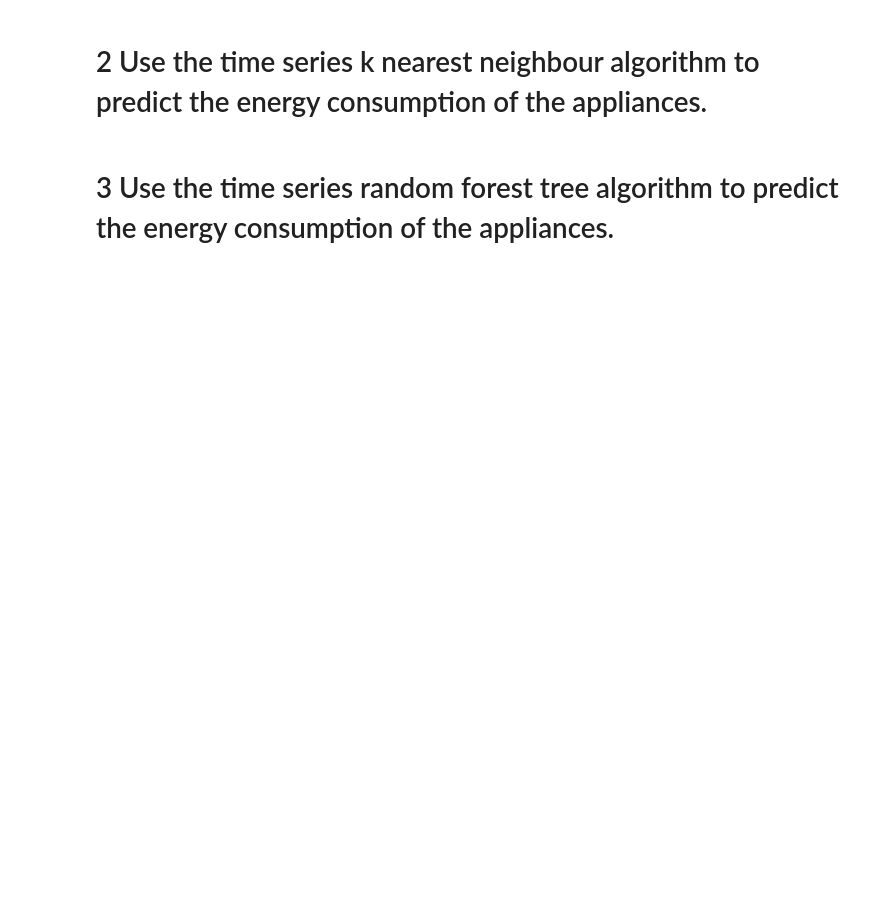
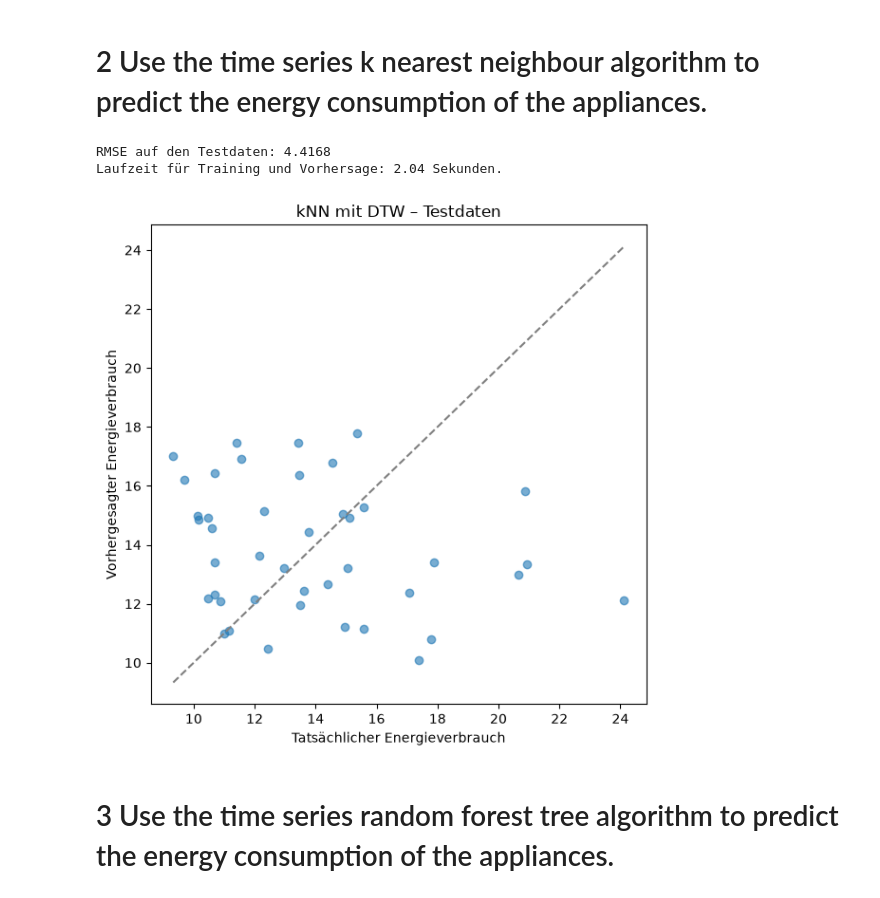
Before and after one commit to Dabro65/Industrial_Datascience, a Jupyter notebook: Tasks/12 Self study - Session 3/Exercise_12.4.ipynb, the cells around one changed output. Cells and saved outputs as stored; diff of their text form; code cells hidden in the pictures; blank space fills up the shorter version.

```diff
--- a/Tasks/12 Self study - Session 3/Exercise_12.4.ipynb
+++ b/Tasks/12 Self study - Session 3/Exercise_12.4.ipynb
@@ -37,4 +27,53 @@ Anzahl Testzeitreihen: 172
 # %% [markdown]
 # 2 Use the time series k nearest neighbour algorithm to predict the energy consumption of the appliances.
+# %%
+import time
+import matplotlib.pyplot as plt
+from sktime.regression.distance_based import KNeighborsTimeSeriesRegressor
+from sklearn.metrics import root_mean_squared_error
+
+# 1. kNN-Regressor mit DTW-Distanz erstellen.
+knn_reg = KNeighborsTimeSeriesRegressor(
+    n_neighbors=5,          # Anzahl der Nachbarn
+    weights="distance",      # Gewichtung der Nachbarn
+    distance="dtw"          # Distanzmaß: Dynamic Time Warping
+)
+
+# 2. Mit den Trainingszeitreihen und Verbrauchswerten trainieren.
+start_time = time.time()
+
+knn_reg.fit(X_train, y_train)
+
+# 3. Energieverbrauch für die Testzeitreihen vorhersagen.
+y_pred_knn = knn_reg.predict(X_test)
+
+duration_knn = time.time() - start_time
+
+# 4. Vorhersagefehler berechnen.
+rmse_knn = root_mean_squared_error(y_test, y_pred_knn)
+
+print(f"RMSE auf den Testdaten: {rmse_knn:.4f}")
+print(f"Laufzeit für Training und Vorhersage: {duration_knn:.2f} Sekunden.")
+
+# 5. Tatsächliche und vorhergesagte Werte vergleichen.
+fig, ax = plt.subplots(figsize=(6, 6))
+
+ax.scatter(y_test, y_pred_knn, alpha=0.6)
+
+# Auf der Diagonalen stimmen Vorhersage und tatsächlicher Wert überein.
+lower = min(y_test.min(), y_pred_knn.min())
+upper = max(y_test.max(), y_pred_knn.max())
+ax.plot([lower, upper], [lower, upper], "--", color="grey")
+
+ax.set_title("kNN mit DTW – Testdaten")
+ax.set_xlabel("Tatsächlicher Energieverbrauch")
+ax.set_ylabel("Vorhergesagter Energieverbrauch")
+
+plt.tight_layout()
+plt.show()
+# %% [output]
+RMSE auf den Testdaten: 4.4168
+Laufzeit für Training und Vorhersage: 2.04 Sekunden.
+[figure, added]
 # %% [markdown]
 # 3 Use the time series random forest tree algorithm to predict the energy consumption of the appliances.
```
Also changed, not shown: parts of 5 cells of this notebook, 1 other file.
